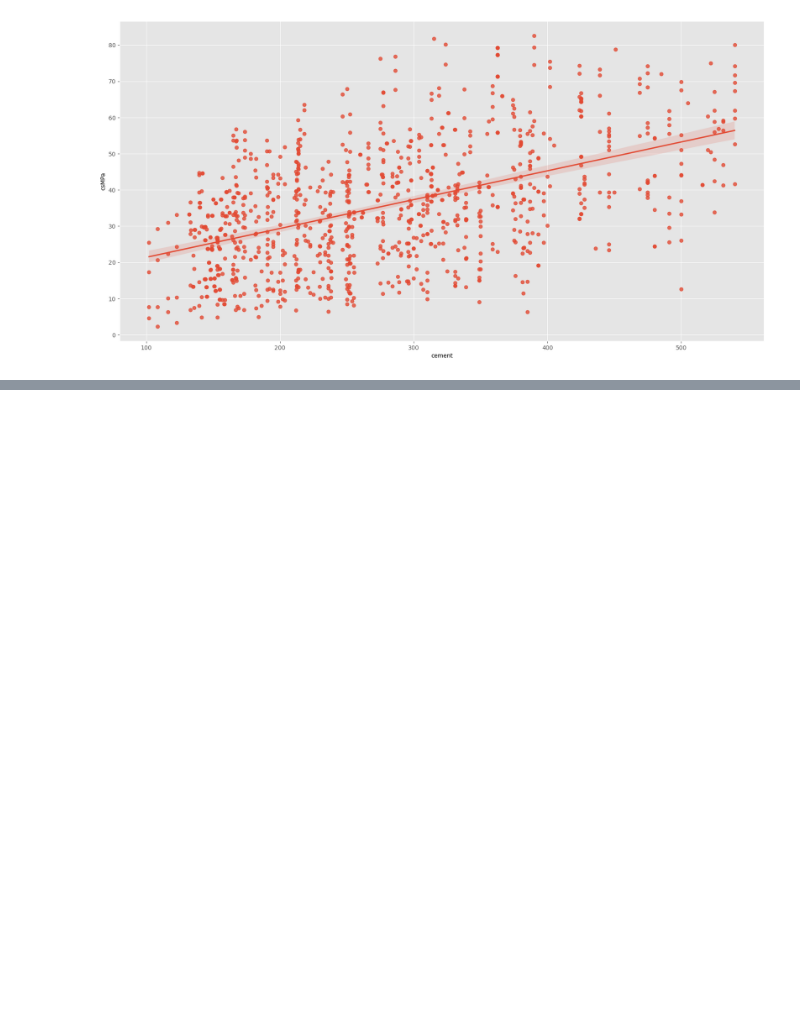
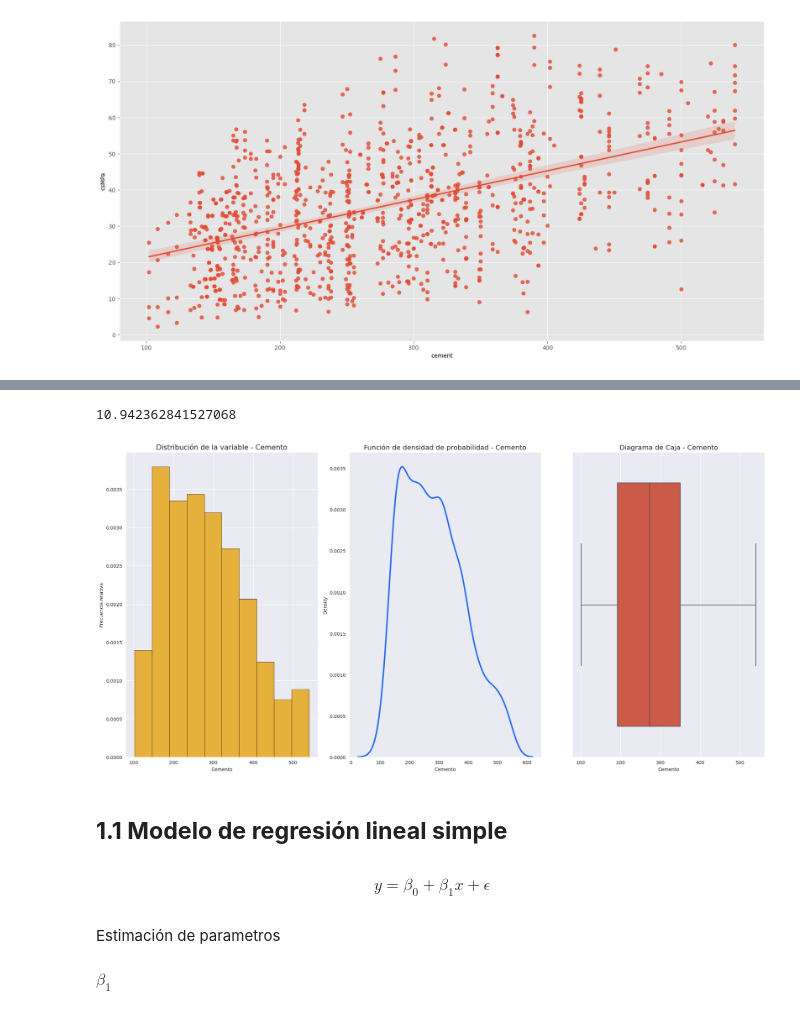
Before and after one commit to llanosrenzo/MachineLearning, a Jupyter notebook: Regresion/Modelo_Regression.ipynb, the cells around one changed output, grey strips where cells are left out. Cells and saved outputs as stored; diff of their text form; code cells hidden in the pictures; blank space fills up the shorter version.

Commit message:
se hallo las estimacion de los parametros

```diff
--- a/Regresion/Modelo_Regression.ipynb
+++ b/Regresion/Modelo_Regression.ipynb
@@ -140,0 +149,31 @@ plt.show()
+# %%
+num_intervalos = 1 + 3.3*np.log10(len(hormigon))
+num_intervalos
+# %% [output]
+10.942362841527068
+# %%
+fig , ax = plt.subplots(nrows = 1,ncols = 3)
+
+ax[0].hist(hormigon['cement'],edgecolor = 'black',bins = int(num_intervalos),
+           color = '#E5B03B',
+           density = True)
+ax[0].set_xlabel('Cemento')
+ax[0].set_ylabel('Frecuencia relativa')
+ax[0].set_title('Distribución de la variable - Cemento',fontsize = 15)
+
+sns.kdeplot(data = hormigon,x = 'cement',ax = ax[1],
+            color = '#1D68F5',
+            linewidth = 3 #Ancho de la línea
+            )
+ax[1].set_title('Función de densidad de probabilidad - Cemento')
+ax[1].set_xlabel('Cemento')
+ax[1].grid(False)
+
+sns.boxplot(data = hormigon,x = 'cement',ax = ax[2])
+ax[2].set_title('Diagrama de Caja - Cemento')
+ax[2].set_xlabel('Cemento')
+
+plt.tight_layout()
+plt.show()
+# %% [output]
+[figure, added]
@@ -140,0 +184,8 @@ plt.show()
+# %% [markdown]
+## **1.1 Modelo de regresión lineal simple**
+# %% [markdown]
+$$y = \beta_0 + \beta_1x + \epsilon$$
+# %% [markdown]
+Estimación de parametros
+# %% [markdown]
+$\beta_1$
```
Also changed, not shown: parts of 18 cells of this notebook.
